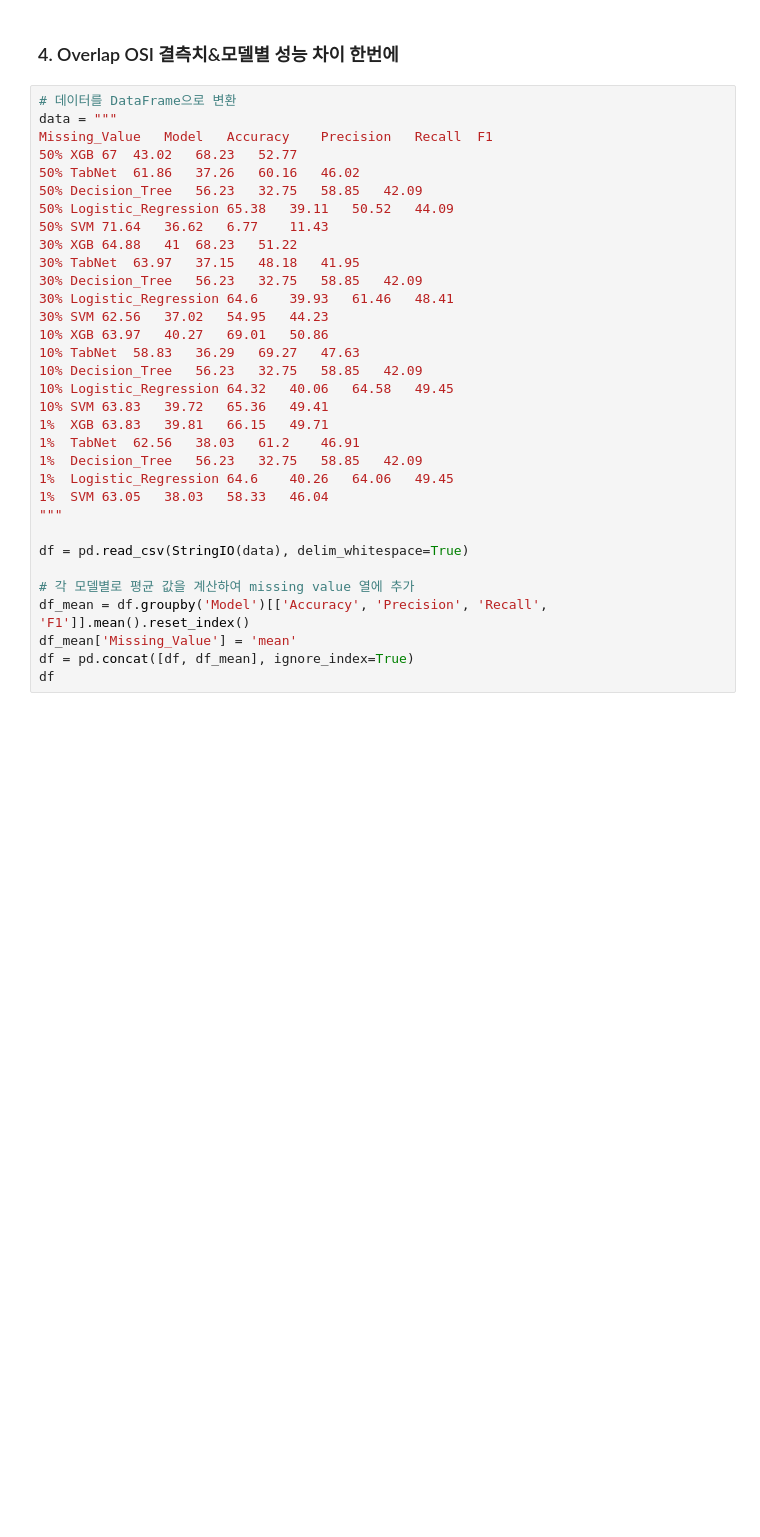
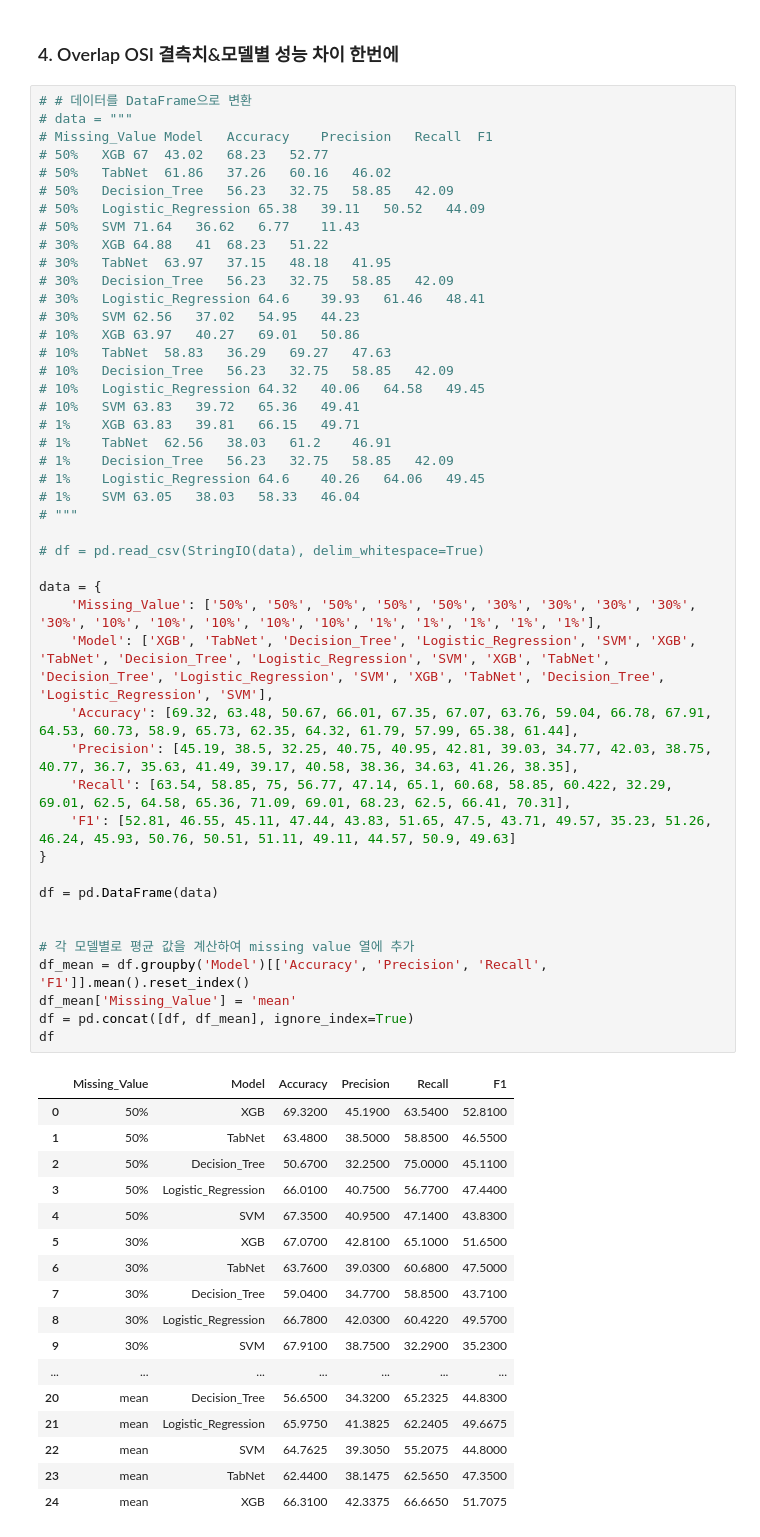
Before and after one commit to NohJangHyun/MIMIC-III-mortality-prediction, a Jupyter notebook: Model/Result Visualization.ipynb, the cells around one changed output. Drawn from its saved outputs; the diff is of its cells as text; blank space fills up the shorter version.

```diff
--- a/Model/Result Visualization.ipynb
+++ b/Model/Result Visualization.ipynb
@@ -290,36 +308,66 @@ plt.show()
 # %% [markdown]
 ### 4. Overlap OSI 결측치&모델별 성능 차이 한번에
 # %%
-# 데이터를 DataFrame으로 변환
-data = """
-Missing_Value	Model	Accuracy	Precision	Recall	F1
-50%	XGB	67	43.02	68.23	52.77
-50%	TabNet	61.86	37.26	60.16	46.02
-50%	Decision_Tree	56.23	32.75	58.85	42.09
-50%	Logistic_Regression	65.38	39.11	50.52	44.09
-50%	SVM	71.64	36.62	6.77	11.43
-30%	XGB	64.88	41	68.23	51.22
-30%	TabNet	63.97	37.15	48.18	41.95
-30%	Decision_Tree	56.23	32.75	58.85	42.09
-30%	Logistic_Regression	64.6	39.93	61.46	48.41
-30%	SVM	62.56	37.02	54.95	44.23
-10%	XGB	63.97	40.27	69.01	50.86
-10%	TabNet	58.83	36.29	69.27	47.63
-10%	Decision_Tree	56.23	32.75	58.85	42.09
-10%	Logistic_Regression	64.32	40.06	64.58	49.45
-10%	SVM	63.83	39.72	65.36	49.41
-1%	XGB	63.83	39.81	66.15	49.71
-1%	TabNet	62.56	38.03	61.2	46.91
-1%	Decision_Tree	56.23	32.75	58.85	42.09
-1%	Logistic_Regression	64.6	40.26	64.06	49.45
-1%	SVM	63.05	38.03	58.33	46.04
-"""
+# # 데이터를 DataFrame으로 변환
+# data = """
+# Missing_Value	Model	Accuracy	Precision	Recall	F1
+# 50%	XGB	67	43.02	68.23	52.77
+# 50%	TabNet	61.86	37.26	60.16	46.02
+# 50%	Decision_Tree	56.23	32.75	58.85	42.09
+# 50%	Logistic_Regression	65.38	39.11	50.52	44.09
+# 50%	SVM	71.64	36.62	6.77	11.43
+# 30%	XGB	64.88	41	68.23	51.22
+# 30%	TabNet	63.97	37.15	48.18	41.95
+# 30%	Decision_Tree	56.23	32.75	58.85	42.09
+# 30%	Logistic_Regression	64.6	39.93	61.46	48.41
+# 30%	SVM	62.56	37.02	54.95	44.23
+# 10%	XGB	63.97	40.27	69.01	50.86
+# 10%	TabNet	58.83	36.29	69.27	47.63
+# 10%	Decision_Tree	56.23	32.75	58.85	42.09
+# 10%	Logistic_Regression	64.32	40.06	64.58	49.45
+# 10%	SVM	63.83	39.72	65.36	49.41
+# 1%	XGB	63.83	39.81	66.15	49.71
+# 1%	TabNet	62.56	38.03	61.2	46.91
+# 1%	Decision_Tree	56.23	32.75	58.85	42.09
+# 1%	Logistic_Regression	64.6	40.26	64.06	49.45
+# 1%	SVM	63.05	38.03	58.33	46.04
+# """
 
-df = pd.read_csv(StringIO(data), delim_whitespace=True)
+# df = pd.read_csv(StringIO(data), delim_whitespace=True)
+
+data = {
+    'Missing_Value': ['50%', '50%', '50%', '50%', '50%', '30%', '30%', '30%', '30%', '30%', '10%', '10%', '10%', '10%', '10%', '1%', '1%', '1%', '1%', '1%'],
+    'Model': ['XGB', 'TabNet', 'Decision_Tree', 'Logistic_Regression', 'SVM', 'XGB', 'TabNet', 'Decision_Tree', 'Logistic_Regression', 'SVM', 'XGB', 'TabNet', 'Decision_Tree', 'Logistic_Regression', 'SVM', 'XGB', 'TabNet', 'Decision_Tree', 'Logistic_Regression', 'SVM'],
+    'Accuracy': [69.32, 63.48, 50.67, 66.01, 67.35, 67.07, 63.76, 59.04, 66.78, 67.91, 64.53, 60.73, 58.9, 65.73, 62.35, 64.32, 61.79, 57.99, 65.38, 61.44],
+    'Precision': [45.19, 38.5, 32.25, 40.75, 40.95, 42.81, 39.03, 34.77, 42.03, 38.75, 40.77, 36.7, 35.63, 41.49, 39.17, 40.58, 38.36, 34.63, 41.26, 38.35],
+    'Recall': [63.54, 58.85, 75, 56.77, 47.14, 65.1, 60.68, 58.85, 60.422, 32.29, 69.01, 62.5, 64.58, 65.36, 71.09, 69.01, 68.23, 62.5, 66.41, 70.31],
+    'F1': [52.81, 46.55, 45.11, 47.44, 43.83, 51.65, 47.5, 43.71, 49.57, 35.23, 51.26, 46.24, 45.93, 50.76, 50.51, 51.11, 49.11, 44.57, 50.9, 49.63]
+}
+
+df = pd.DataFrame(data)
+
 
 # 각 모델별로 평균 값을 계산하여 missing value 열에 추가
 df_mean = df.groupby('Model')[['Accuracy', 'Precision', 'Recall', 'F1']].mean().reset_index()
 df_mean['Missing_Value'] = 'mean'
 df = pd.concat([df, df_mean], ignore_index=True)
 df
+# %% [output]
+|  | Missing_Value | Model | Accuracy | Precision | Recall | F1 |
+| 0 | 50% | XGB | 69.3200 | 45.1900 | 63.5400 | 52.8100 |
+| 1 | 50% | TabNet | 63.4800 | 38.5000 | 58.8500 | 46.5500 |
+| 2 | 50% | Decision_Tree | 50.6700 | 32.2500 | 75.0000 | 45.1100 |
+| 3 | 50% | Logistic_Regression | 66.0100 | 40.7500 | 56.7700 | 47.4400 |
+| 4 | 50% | SVM | 67.3500 | 40.9500 | 47.1400 | 43.8300 |
+| 5 | 30% | XGB | 67.0700 | 42.8100 | 65.1000 | 51.6500 |
+| 6 | 30% | TabNet | 63.7600 | 39.0300 | 60.6800 | 47.5000 |
+| 7 | 30% | Decision_Tree | 59.0400 | 34.7700 | 58.8500 | 43.7100 |
+| 8 | 30% | Logistic_Regression | 66.7800 | 42.0300 | 60.4220 | 49.5700 |
+| 9 | 30% | SVM | 67.9100 | 38.7500 | 32.2900 | 35.2300 |
+| ... | ... | ... | ... | ... | ... | ... |
+| 20 | mean | Decision_Tree | 56.6500 | 34.3200 | 65.2325 | 44.8300 |
+| 21 | mean | Logistic_Regression | 65.9750 | 41.3825 | 62.2405 | 49.6675 |
+| 22 | mean | SVM | 64.7625 | 39.3050 | 55.2075 | 44.8000 |
+| 23 | mean | TabNet | 62.4400 | 38.1475 | 62.5650 | 47.3500 |
+| 24 | mean | XGB | 66.3100 | 42.3375 | 66.6650 | 51.7075 |
 # %%
```
Also changed, not shown: parts of 6 cells of this notebook.
